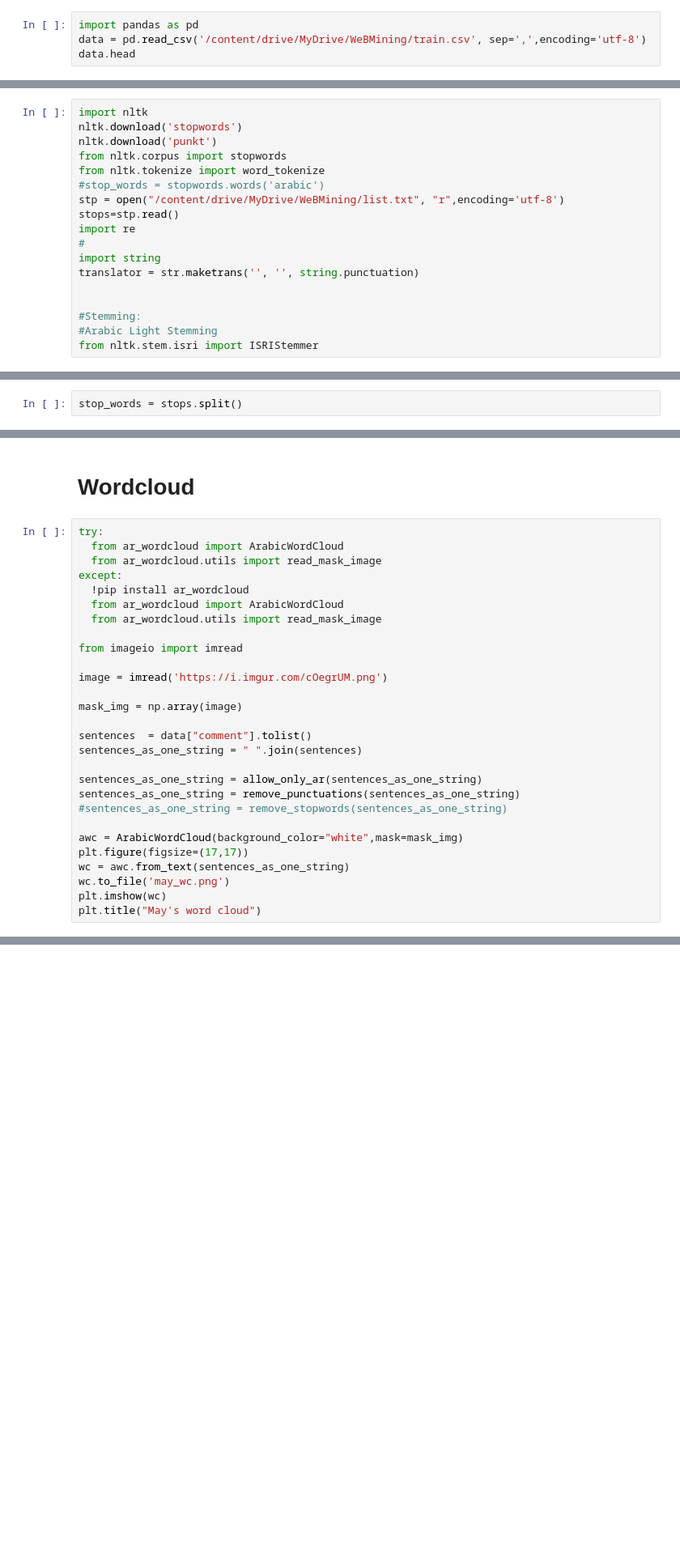
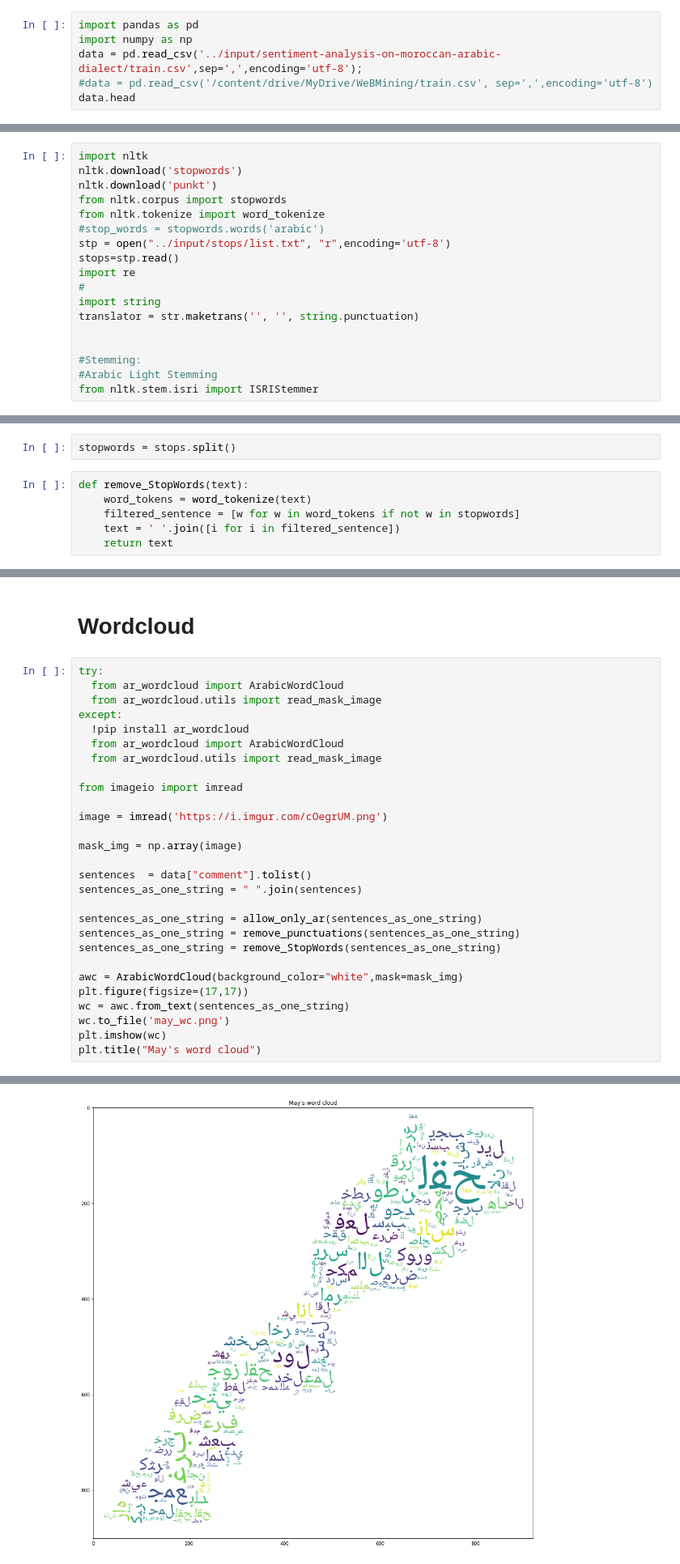
Before and after one commit to lmgrj/Analyse-des-sentiments-sur-le-dialecte-arabe-marocain, a Jupyter notebook: covid19-vaccination-in-morocco.ipynb, the cells around one changed output, grey strips where cells are left out. Shown: that part at 81% size. Saved outputs shown, nothing was run; the diff lists cells and outputs as text; blank space fills up the shorter version.

```diff
--- a/covid19-vaccination-in-morocco.ipynb
+++ b/covid19-vaccination-in-morocco.ipynb
@@ -21,4 +18,6 @@ drive.mount('/content/drive')
 # %%
 import pandas as pd
-data = pd.read_csv('/content/drive/MyDrive/WeBMining/train.csv', sep=',',encoding='utf-8')
+import numpy as np
+data = pd.read_csv('../input/sentiment-analysis-on-moroccan-arabic-dialect/train.csv',sep=',',encoding='utf-8');
+#data = pd.read_csv('/content/drive/MyDrive/WeBMining/train.csv', sep=',',encoding='utf-8')
 data.head
@@ -141,7 +171,7 @@ nltk.download('punkt')
 from nltk.corpus import stopwords
 from nltk.tokenize import word_tokenize
 #stop_words = stopwords.words('arabic')
-stp = open("/content/drive/MyDrive/WeBMining/list.txt", "r",encoding='utf-8')
+stp = open("../input/stops/list.txt", "r",encoding='utf-8')
 stops=stp.read()
 import re
 #
@@ -155,5 +190,11 @@ from nltk.stem.isri import ISRIStemmer
 # %%
-stop_words = stops.split()
+stopwords = stops.split()
+# %%
+def remove_StopWords(text):
+    word_tokens = word_tokenize(text)
+    filtered_sentence = [w for w in word_tokens if not w in stopwords]
+    text = ' '.join([i for i in filtered_sentence])
+    return text
 # %%
 def removeStopWords(text):
     #word_tokens = word_tokenize(text)
@@ -259,7 +300,7 @@ sentences_as_one_string = " ".join(sentences)
 
 sentences_as_one_string = allow_only_ar(sentences_as_one_string)
 sentences_as_one_string = remove_punctuations(sentences_as_one_string)
-#sentences_as_one_string = remove_stopwords(sentences_as_one_string)
+sentences_as_one_string = remove_StopWords(sentences_as_one_string)
 
 awc = ArabicWordCloud(background_color="white",mask=mask_img)
 plt.figure(figsize=(17,17))
@@ -267,3 +308,4 @@ wc = awc.from_text(sentences_as_one_string)
 wc.to_file('may_wc.png')
 plt.imshow(wc)
 plt.title("May's word cloud")
+# %% [output]
@@ -269,0 +316 @@ plt.title("May's word cloud")
+[figure, added]
```
Also changed, not shown: parts of 39 cells of this notebook.
